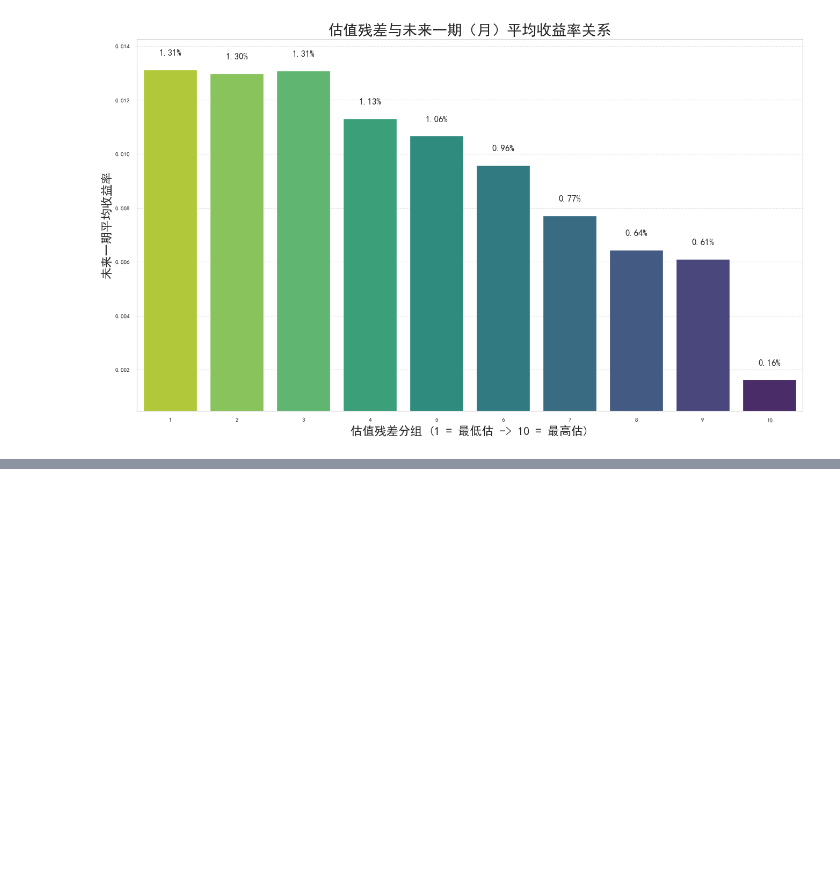
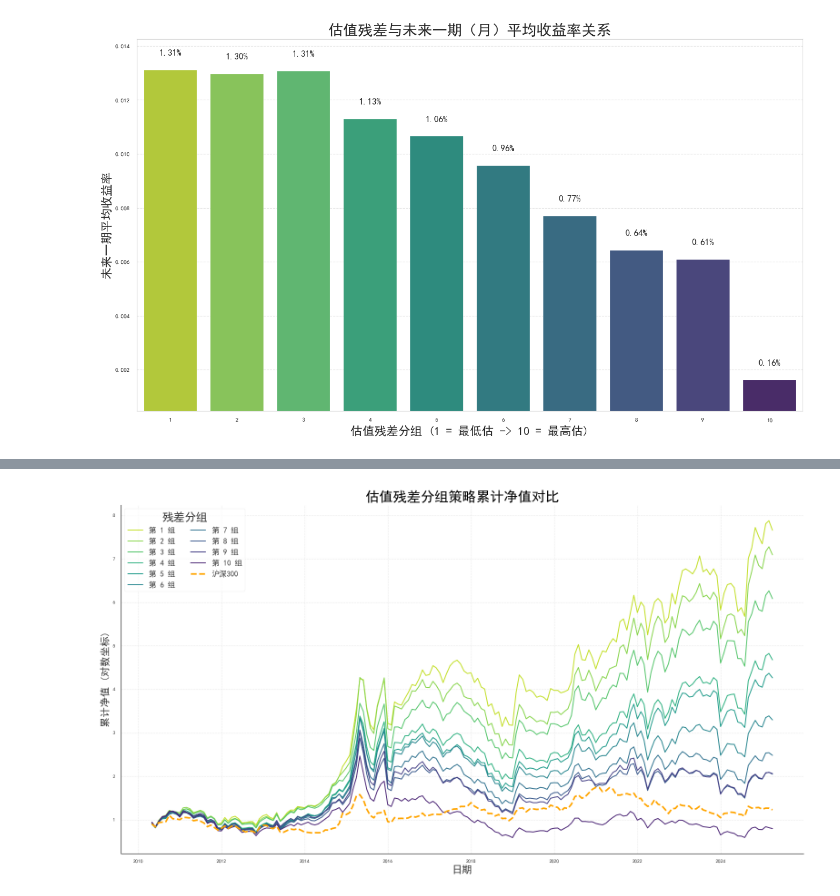
Before and after one commit to panjinhe/PBROE, a Jupyter notebook: ch3/PBROEch3.ipynb, the cells around one changed output, grey strips where cells are left out. Cells and saved outputs as stored; diff of their text form; code cells hidden in the pictures; blank space fills up the shorter version.

```diff
--- a/ch3/PBROEch3.ipynb
+++ b/ch3/PBROEch3.ipynb
@@ -743,0 +1327,79 @@ plt.show()
+# %%
+# 绘图：pbroe3.1 (残差分组累计收益对比)
+import pandas as pd
+import numpy as np
+import matplotlib.pyplot as plt
+import matplotlib.cm as cm
+from pathlib import Path
+
+# =================================================================== #
+#                           【1. 配置区域】                           #
+# =================================================================== #
+
+# --- 文件路径配置 ---
+# 【请修改】确保以下文件路径正确
+CH3_PATH = Path("E:/PBROE/ch3")
+
+# 包含所有分组回测收益的文件
+RETURNS_FILE = CH3_PATH / 'pbroe3.1all_returns.csv'
+
+# --- 输出配置 ---
+output_dir = Path("./ch3_pics")
+output_dir.mkdir(exist_ok=True)
+
+# =================================================================== #
+#                           【2. 绘图风格设置】                       #
+# =================================================================== #
+set_academic_style()
+plt.rcParams['font.sans-serif'] = ['SimHei']
+plt.rcParams['axes.unicode_minus'] = False
+plt.style.use('seaborn-v0_8-paper')
+plt.rcParams['font.size'] = 18
+
+
+# =================================================================== #
+#                       【3. 数据加载与绘图】                         #
+# =================================================================== #
+print("--- 步骤 1: 加载分组回测收益数据 ---")
+
+try:
+    df_returns = pd.read_csv(RETURNS_FILE)
+    df_returns['date'] = pd.to_datetime(df_returns['date'])
+    # 计算基准的累计净值
+    df_returns['cumulative_benchmark'] = (1 + df_returns['benchmark_return']).cumprod()
+    print(f"成功加载 {len(df_returns)} 条月度收益记录。")
+except FileNotFoundError as e:
+    print(f"错误: 无法找到文件 {e.filename}。请检查文件路径配置。")
+    # 如果文件不存在，则退出
+    exit()
+
+print("\n--- 步骤 2: 绘制所有分组的累计收益曲线 ---")
+
+plt.figure(figsize=(16, 9))
+
+# --- 使用与箱线图/柱状图相同的 viridis 调色板 ---
+# viridis_r 是反色，通常亮色代表数值小，深色代表数值大
+colors = cm.get_cmap('viridis_r', 12) # 获取12种颜色，避免首尾颜色过于极端
+
+# 绘制10个分组的累计收益曲线
+for i in range(1, 11):
+    group_col = f'cumulative_return_g{i}'
+    plt.plot(df_returns['date'], df_returns[group_col], color=colors(i), label=f'第 {i} 组')
+
+# 绘制基准曲线
+plt.plot(df_returns['date'], df_returns['cumulative_benchmark'], color='orange', linestyle='--', linewidth=2.5, label='沪深300')
+
+# --- 图表美化 ---
+plt.title('估值残差分组策略累计净值对比', fontsize=22)
+plt.xlabel('日期', fontsize=16)
+plt.ylabel('累计净值 (对数坐标)', fontsize=16)
+#plt.yscale('log') # 使用对数坐标轴，更好地展示长期增长趋势和差距
+plt.legend(title='残差分组', fontsize=12, loc='upper left', ncol=2)
+plt.grid(True, which="both", linestyle='--', alpha=0.5)
+plt.tight_layout()
+
+save_path = output_dir / 'decile_cumulative_returns_comparison.png'
+plt.savefig(save_path, dpi=300, bbox_inches='tight')
+print(f"分组累计收益对比图已保存至: {save_path}")
+plt.show()
+# %% [output]
@@ -743,0 +1411 @@ plt.show()
+[figure, added]
```
Also changed, not shown: parts of 3 cells of this notebook, 5 other files.
